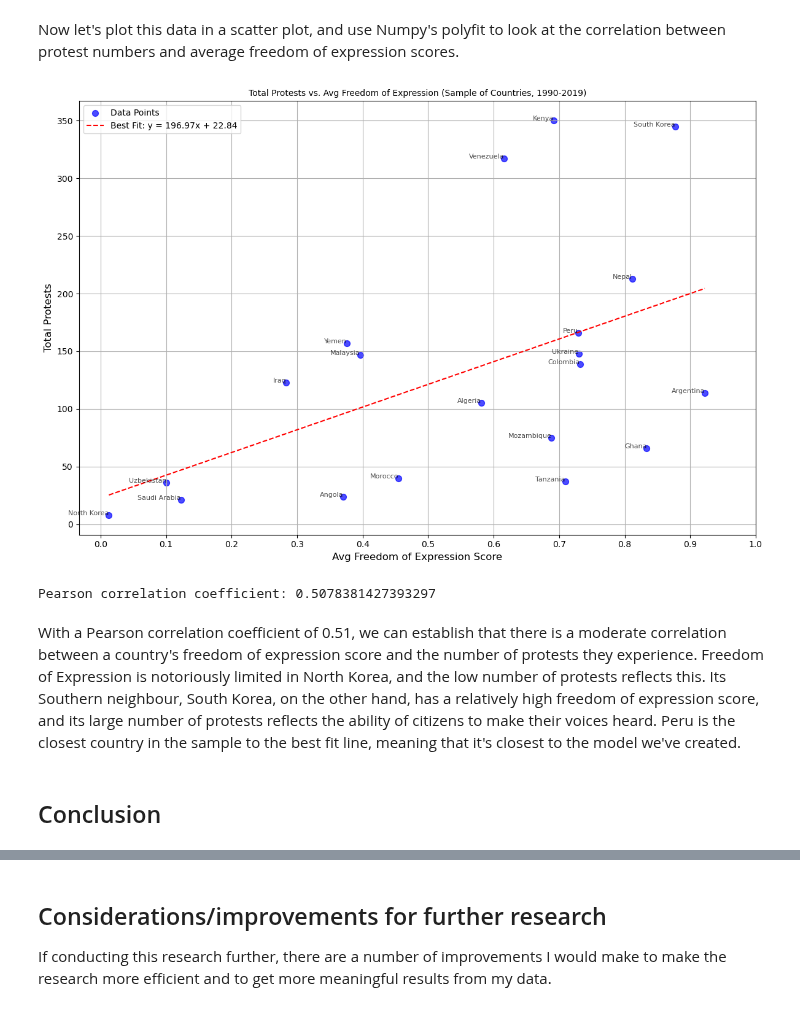
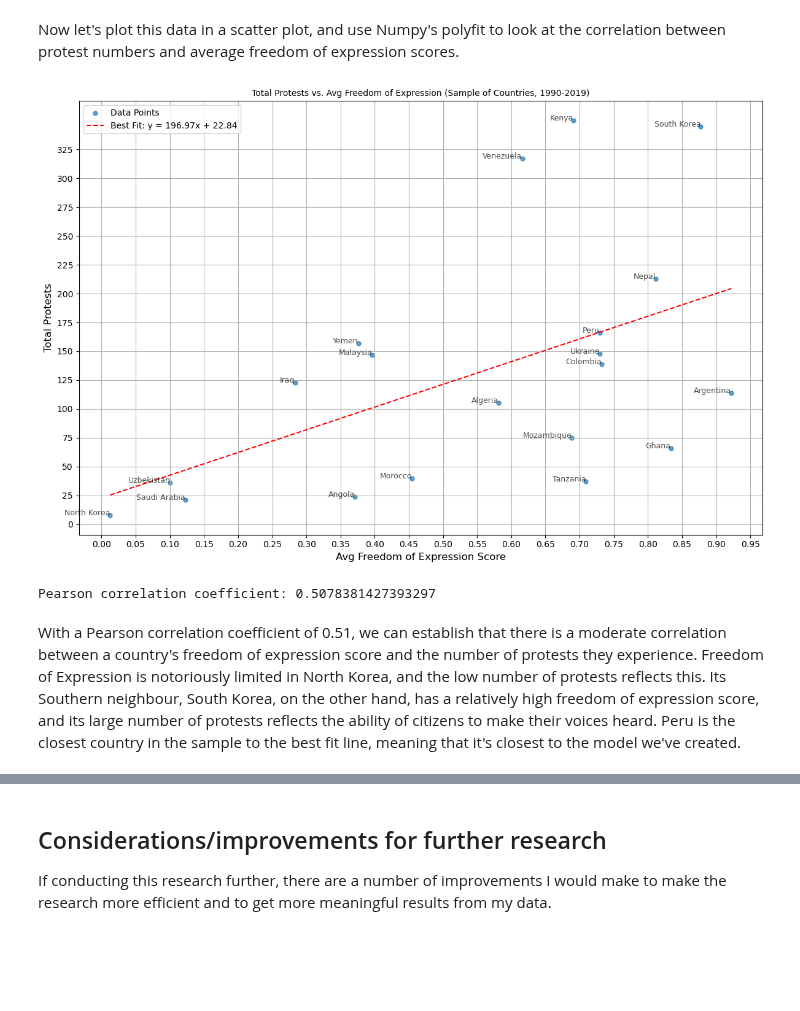
Before and after one commit to MylesHenehan/pfda, a Jupyter notebook: project/project.ipynb, the cells around one changed output, grey strips where cells are left out. Cells and saved outputs as stored; diff of their text form; code cells hidden in the pictures; blank space fills up the shorter version.

```diff
--- a/project/project.ipynb
+++ b/project/project.ipynb
@@ -415,47 +415,41 @@ print(combined_sample)
 # %% [markdown]
 Now let's plot this data in a scatter plot, and use Numpy's polyfit to look at the correlation between protest numbers and average freedom of expression scores.
 # %%
-
-# Extract x and y values from combined_sample
 x = combined_sample['avg_freedom_of_expression']
 y = combined_sample['total_protests']
 
 # Fit a linear regression line using NumPy's polyfit
 coefficients = np.polyfit(x, y, 1)
 line = np.poly1d(coefficients)
 
 # Generate y values for the line of best fit
 x_line = np.linspace(x.min(), x.max(), 100)
 y_line = line(x_line)
 
 
 plt.figure(figsize=(12, 8))
-plt.scatter(x, y, color='blue', label='Data Points', s=50, alpha=0.7)
+plt.scatter(x, y, label='Data Points', s=25, alpha=0.7)
 plt.plot(x_line, y_line, color='red', linestyle='--', label=f'Best Fit: y = {coefficients[0]:.2f}x + {coefficients[1]:.2f}')
 
-# Add country names as labels on the scatter plot
+# Add country names as labels on the scatter plot by iterating through the rows of the data frame.
+# The matplotlib .text() function takes the x and y values as arguments, along with the corresponding country name, and adds a label. The 'ha=right' parameter aligns the text to the right, while 'alpha=0.7' makes the text more transparent for readability.
 for i, row in combined_sample.iterrows():
-    plt.text(row['avg_freedom_of_expression'], row['total_protests'], row['country_name'], fontsize=8, ha='right', alpha=0.7)
+    plt.text(row['avg_freedom_of_expression'], row['total_protests'], row['country_name'], fontsize=9, ha='right', alpha=0.7)
 
-# Titles, labels, and legend
 plt.title('Total Protests vs. Avg Freedom of Expression (Sample of Countries, 1990-2019)', fontsize=10)
 plt.xlabel('Avg Freedom of Expression Score', fontsize=12)
 plt.ylabel('Total Protests', fontsize=12)
-plt.xticks(np.arange(0, 1.1, 0.1))
+plt.xticks(np.arange(0, 1, 0.05))
+plt.yticks(np.arange(0,350,25))
 plt.grid()
 plt.legend()
-
-# Show the plot
 plt.tight_layout()
 plt.show()
 
-# Calculate Pearson correlation coefficient
 corr = x.corr(y)
 print(f"Pearson correlation coefficient: {corr}")
 # %% [output]
-[figure, old version]
+[figure, new version]
 Pearson correlation coefficient: 0.5078381427393297
 # %% [markdown]
 With a Pearson correlation coefficient of 0.51, we can establish that there is a moderate correlation between a country's freedom of expression score and the number of protests they experience. Freedom of Expression is notoriously limited in North Korea, and the low number of protests reflects this. Its Southern neighbour, South Korea, on the other hand, has a relatively high freedom of expression score, and its large number of protests reflects the ability of citizens to make their voices heard. Peru is the closest country in the sample to the best fit line, meaning that it's closest to the model we've created.
-# %% [markdown]
-## Conclusion
```
Also changed, not shown: parts of 2 cells of this notebook, 3 other files.
